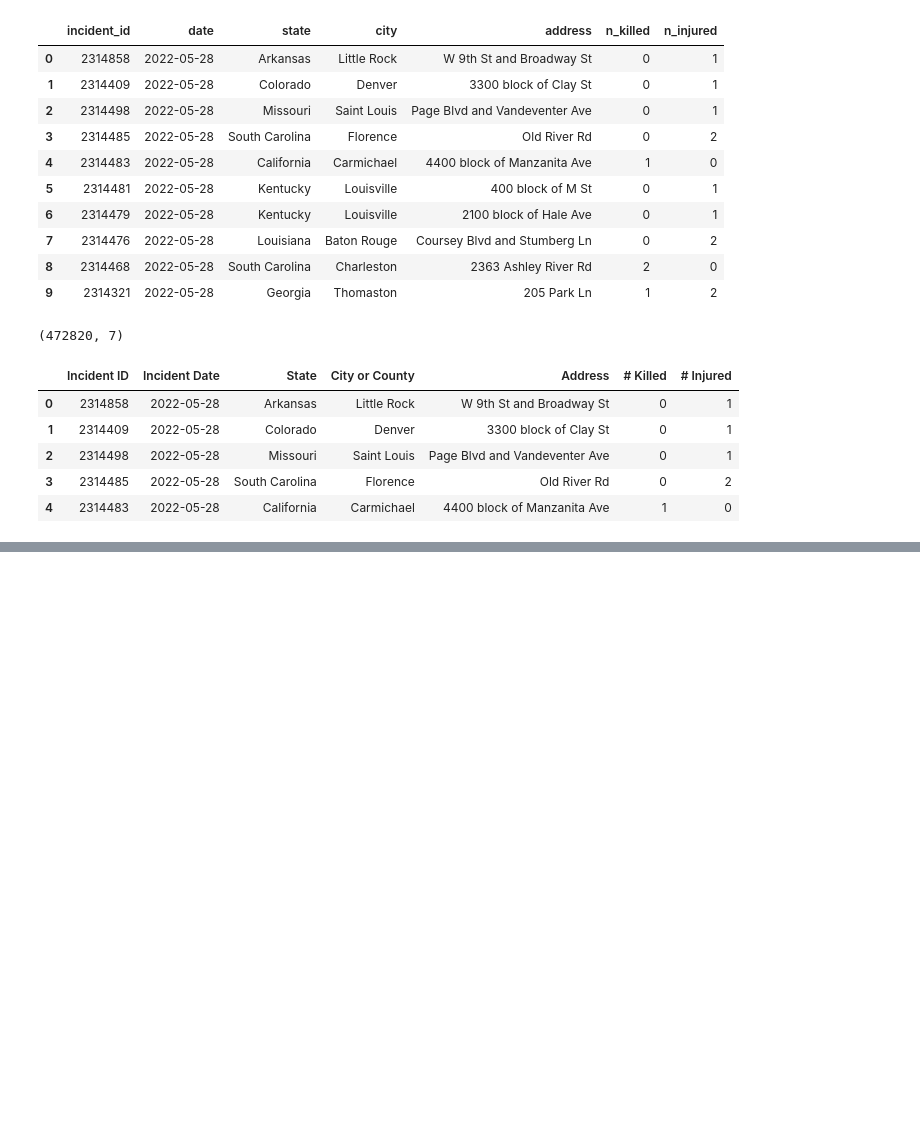
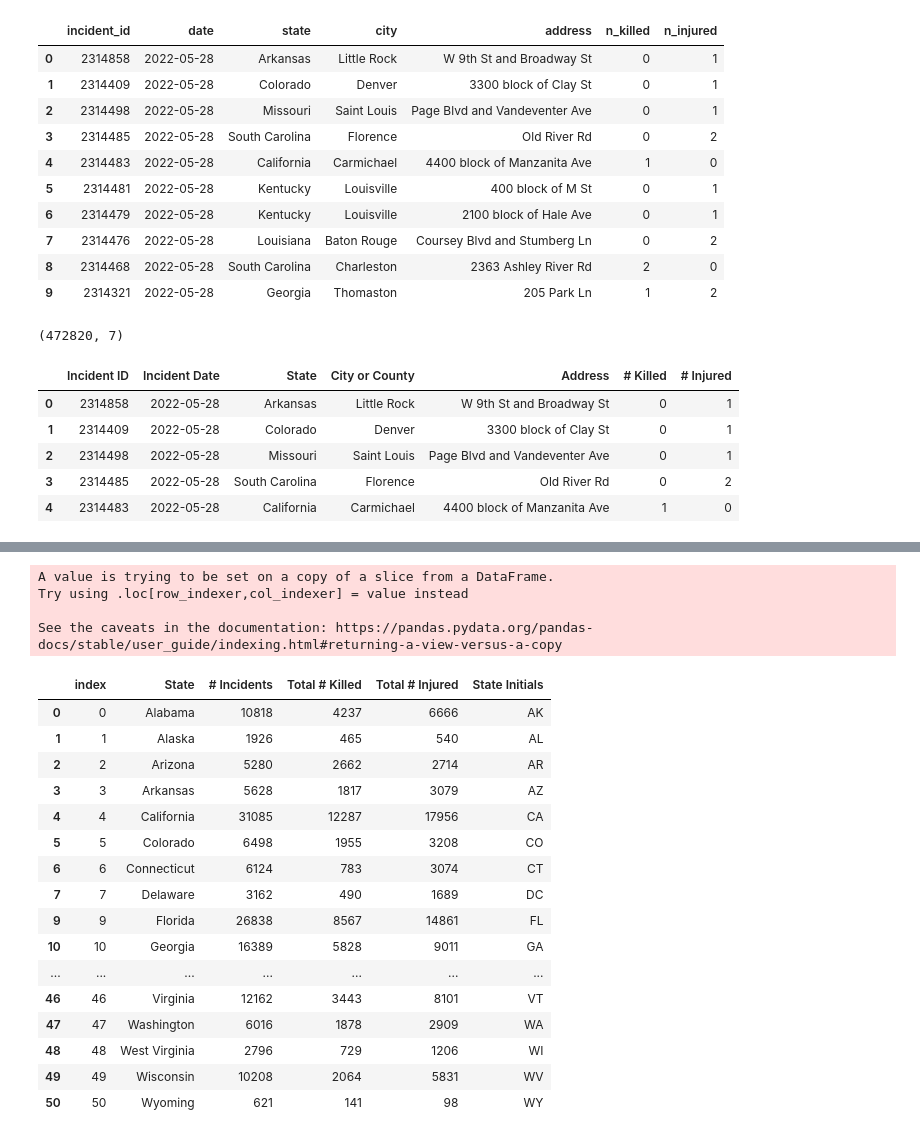
Before and after one commit to Reid04278/group-one-project1, a Jupyter notebook: Project_one_anika.ipynb, the cells around one changed output, grey strips where cells are left out. Saved outputs shown, nothing was run; the diff lists cells and outputs as text; code cells hidden in the pictures; blank space fills up the shorter version.

```diff
--- a/Project_one_anika.ipynb
+++ b/Project_one_anika.ipynb
@@ -189,0 +195,34 @@ state_count_all_incidents
+# %%
+state_count_all_incidents.to_csv("state_count_all_incidents.csv")
+
+state_abbrev = [ 'AK', 'AL', 'AR', 'AZ', 'CA', 'CO', 'CT', 'DC', 'DE', 'FL', 'GA',
+           'HI', 'IA', 'ID', 'IL', 'IN', 'KS', 'KY', 'LA', 'MA', 'MD', 'ME',
+           'MI', 'MN', 'MO', 'MS', 'MT', 'NC', 'ND', 'NE', 'NH', 'NJ', 'NM',
+           'NV', 'NY', 'OH', 'OK', 'OR', 'PA', 'RI', 'SC', 'SD', 'TN', 'TX',
+           'UT', 'VA', 'VT', 'WA', 'WI', 'WV', 'WY']
+# %%
+states_only = state_count_all_incidents[state_count_all_incidents["State"] != "District of Columbia"]
+states_only["State Initials"] = pd.Series(state_abbrev)
+states_only
+# %% [output]
+A value is trying to be set on a copy of a slice from a DataFrame.
+Try using .loc[row_indexer,col_indexer] = value instead
+
+See the caveats in the documentation: https://pandas.pydata.org/pandas-docs/stable/user_guide/indexing.html#returning-a-view-versus-a-copy
+|  | index | State | # Incidents | Total # Killed | Total # Injured | State Initials |
+| 0 | 0 | Alabama | 10818 | 4237 | 6666 | AK |
+| 1 | 1 | Alaska | 1926 | 465 | 540 | AL |
+| 2 | 2 | Arizona | 5280 | 2662 | 2714 | AR |
+| 3 | 3 | Arkansas | 5628 | 1817 | 3079 | AZ |
+| 4 | 4 | California | 31085 | 12287 | 17956 | CA |
+| 5 | 5 | Colorado | 6498 | 1955 | 3208 | CO |
+| 6 | 6 | Connecticut | 6124 | 783 | 3074 | CT |
+| 7 | 7 | Delaware | 3162 | 490 | 1689 | DC |
+| 9 | 9 | Florida | 26838 | 8567 | 14861 | FL |
+| 10 | 10 | Georgia | 16389 | 5828 | 9011 | GA |
+| ... | ... | ... | ... | ... | ... | ... |
+| 46 | 46 | Virginia | 12162 | 3443 | 8101 | VT |
+| 47 | 47 | Washington | 6016 | 1878 | 2909 | WA |
+| 48 | 48 | West Virginia | 2796 | 729 | 1206 | WI |
+| 49 | 49 | Wisconsin | 10208 | 2064 | 5831 | WV |
+| 50 | 50 | Wyoming | 621 | 141 | 98 | WY |
```
Also changed, not shown: parts of 10 cells of this notebook, 4 other files.
